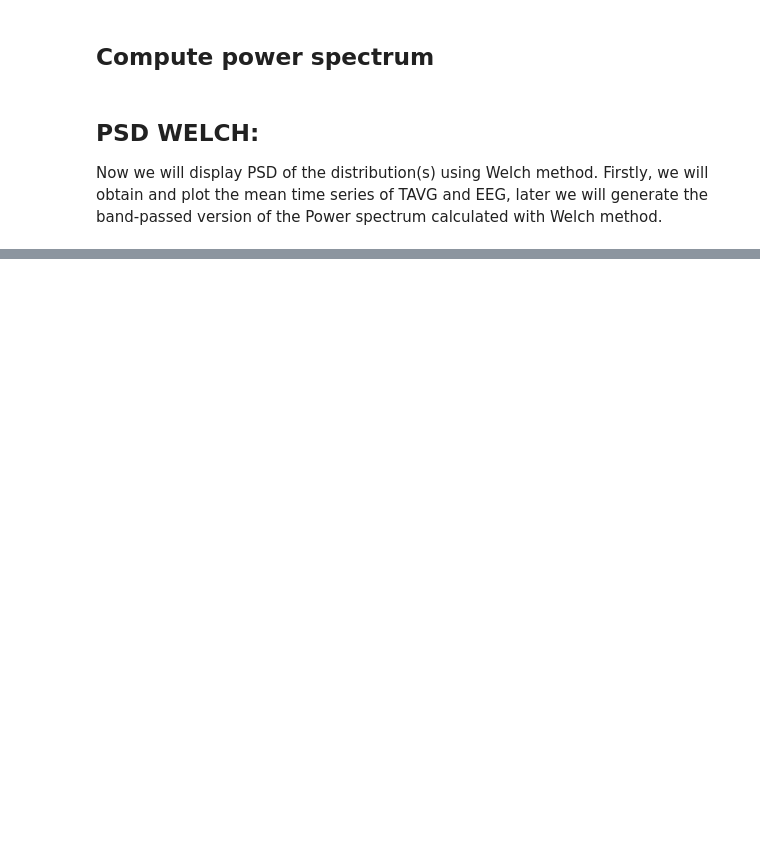
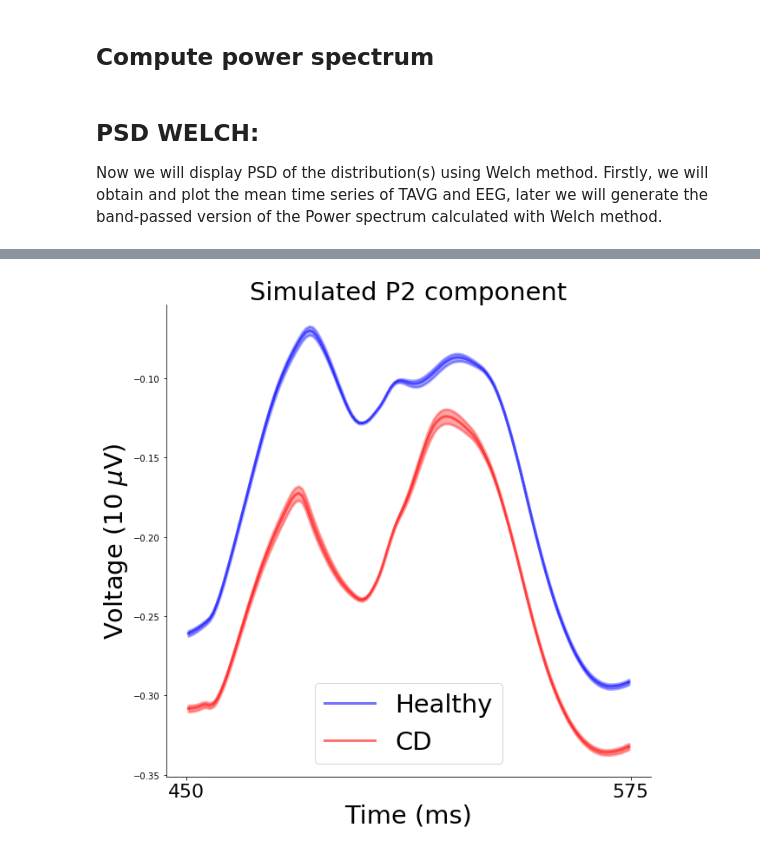
Before and after one commit to LoreAma/Code_AD_simulations, a Jupyter notebook: AD_model_with_stimulus.ipynb, the cells around one changed output, grey strips where cells are left out. Saved outputs shown, nothing was run; the diff lists cells and outputs as text; code cells hidden in the pictures; blank space fills up the shorter version.

```diff
--- a/AD_model_with_stimulus.ipynb
+++ b/AD_model_with_stimulus.ipynb
@@ -742,0 +723,32 @@ plt.show()
+# %%
+
+mask1 = onset_stim + 450
+mask2  = onset_stim + 575
+chlist_central = [40,41,53,54,63,64]
+chlist = chlist_central
+
+plt.figure(figsize=(10,10))
+for key, value in datas_stim.items():
+
+    tavg_stim = value['tavg']
+    eeg_stim = value['eeg']
+    label = value['label']
+    color = value['color']
+
+    mean_p2 = mean_channels(mask1,mask2,eeg_stim,chlist)
+    std_p2 =  std_channels(mask1,mask2,eeg_stim,chlist)
+
+    plt.plot(teeg_stim[mask1:mask2], mean_p2, color = color, linewidth = 3, alpha = 0.55, label =  label)
+    plt.fill_between(teeg_stim[mask1:mask2], mean_p2 + std_p2, mean_p2 - std_p2, color = color, linewidth = 3, alpha = 0.35 )
+
+plt.gca().spines['top'].set_visible(False)
+plt.gca().spines['right'].set_visible(False)
+plt.title("Simulated P2 component", fontsize = 29)
+plt.xlabel('Time (ms)', fontsize = 29)
+plt.ylabel(r'Voltage (10 $\mu$V)', fontsize = 29)
+plt.xticks([mask1,mask2], [mask1-onset_stim,mask2-onset_stim], fontsize = 22) #1500 is stimulus onset plt.yticks(fontsize = 22)
+# plt.ylim(-0.0134, -0.007)
+plt.legend(fontsize = 29)
+plt.show()
+# %% [output]
+[figure, added]
```
Also changed, not shown: parts of 16 cells of this notebook.
